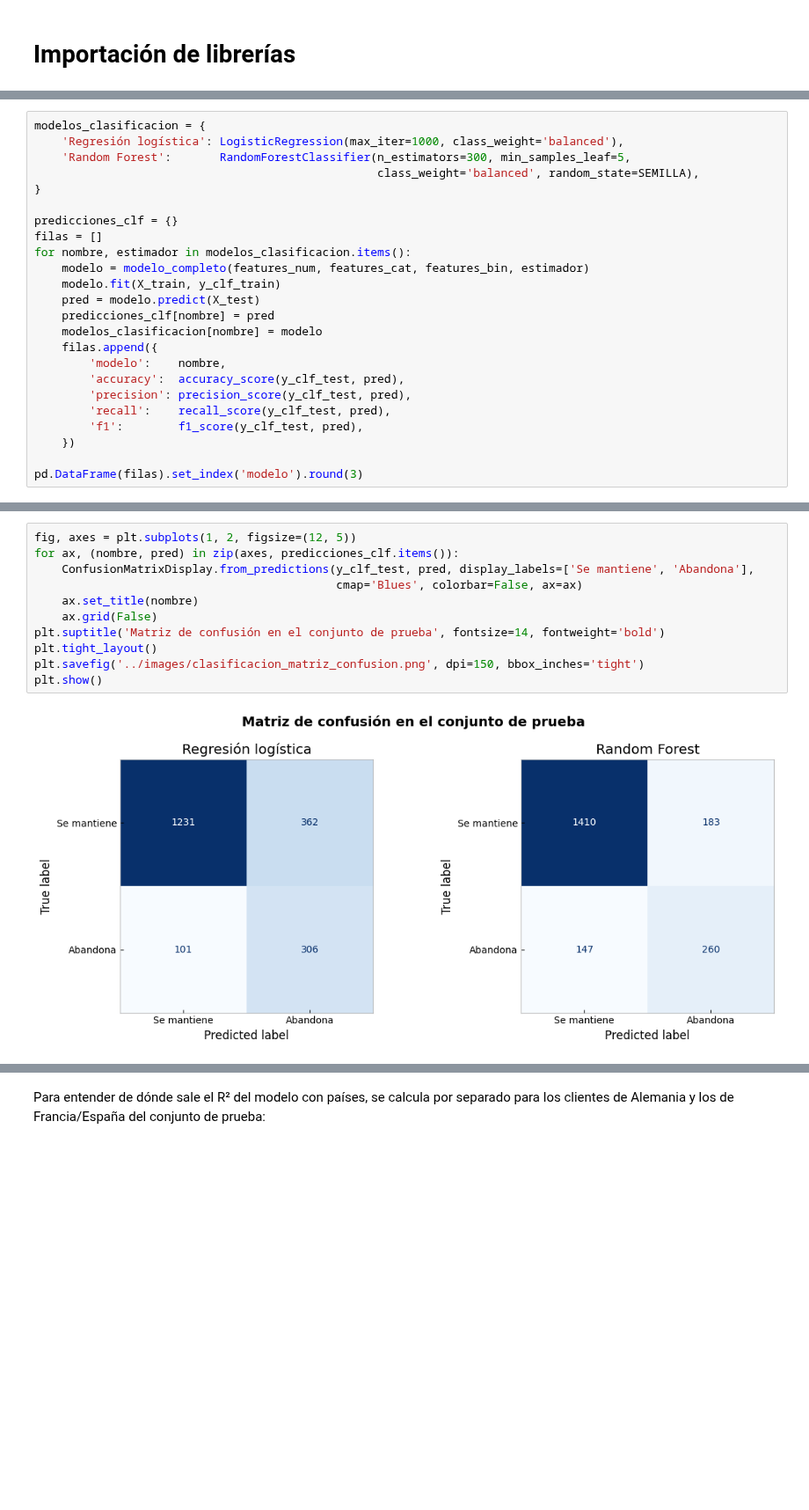
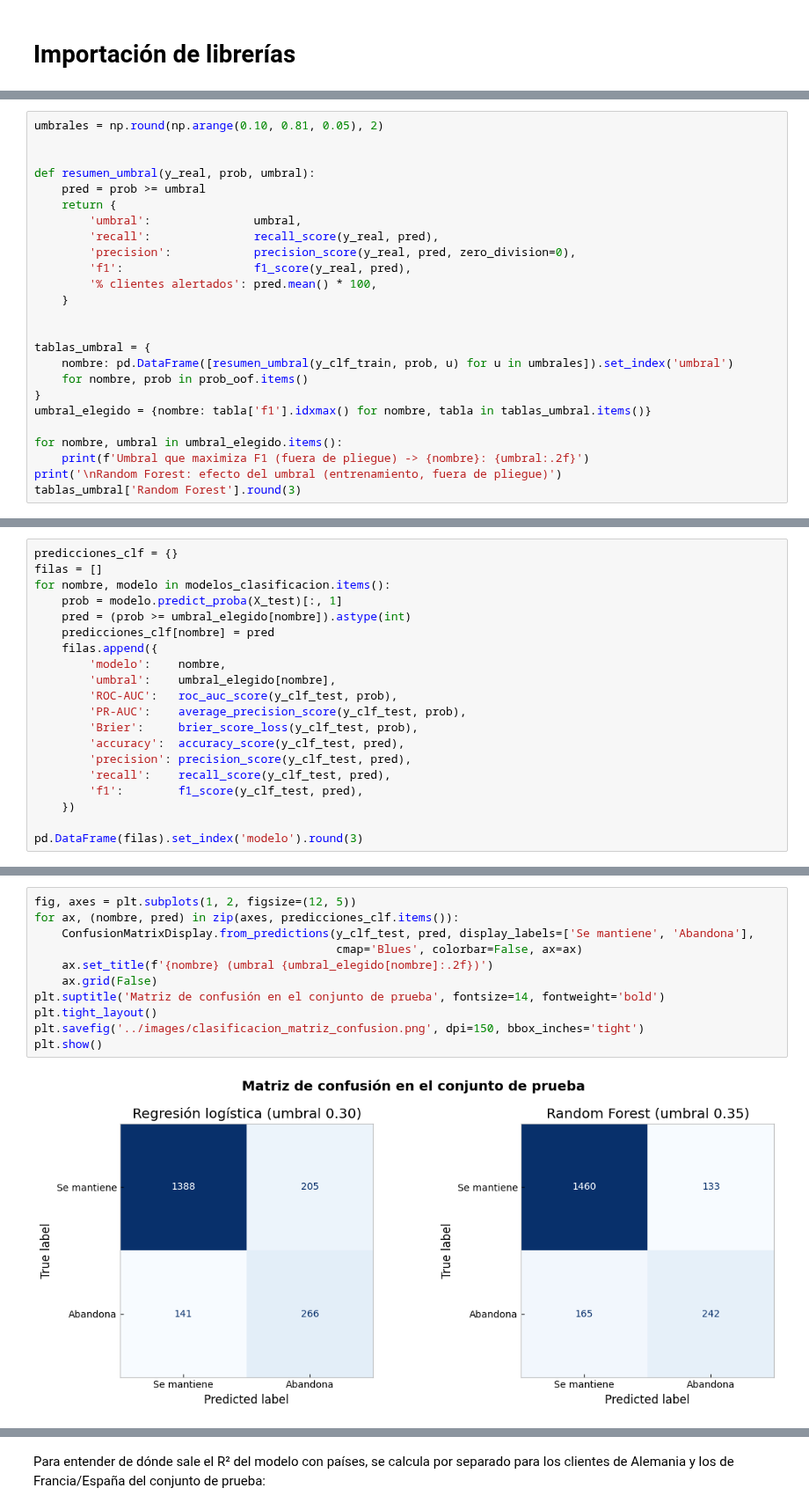
Before and after one commit to francarrascoo/Ecommerce-Customer-Dataset, a Jupyter notebook: notebooks/modelamiento.ipynb, the cells around one changed output, grey strips where cells are left out. Shown at 88% size. Drawn from its saved outputs; the diff is of its cells as text; blank space fills up the shorter version.

```diff
--- a/notebooks/modelamiento.ipynb
+++ b/notebooks/modelamiento.ipynb
@@ -166,0 +551,25 @@ modelos tienden a predecir casi siempre "se mantiene".
+# %%
+umbrales = np.round(np.arange(0.10, 0.81, 0.05), 2)
+
+
+def resumen_umbral(y_real, prob, umbral):
+    pred = prob >= umbral
+    return {
+        'umbral':               umbral,
+        'recall':               recall_score(y_real, pred),
+        'precision':            precision_score(y_real, pred, zero_division=0),
+        'f1':                   f1_score(y_real, pred),
+        '% clientes alertados': pred.mean() * 100,
+    }
+
+
+tablas_umbral = {
+    nombre: pd.DataFrame([resumen_umbral(y_clf_train, prob, u) for u in umbrales]).set_index('umbral')
+    for nombre, prob in prob_oof.items()
+}
+umbral_elegido = {nombre: tabla['f1'].idxmax() for nombre, tabla in tablas_umbral.items()}
+
+for nombre, umbral in umbral_elegido.items():
+    print(f'Umbral que maximiza F1 (fuera de pliegue) -> {nombre}: {umbral:.2f}')
+print('\nRandom Forest: efecto del umbral (entrenamiento, fuera de pliegue)')
+tablas_umbral['Random Forest'].round(3)
@@ -167,20 +623,16 @@ modelos tienden a predecir casi siempre "se mantiene".
 # %%
-modelos_clasificacion = {
-    'Regresión logística': LogisticRegression(max_iter=1000, class_weight='balanced'),
-    'Random Forest':       RandomForestClassifier(n_estimators=300, min_samples_leaf=5,
-                                                  class_weight='balanced', random_state=SEMILLA),
-}
-
 predicciones_clf = {}
 filas = []
-for nombre, estimador in modelos_clasificacion.items():
-    modelo = modelo_completo(features_num, features_cat, features_bin, estimador)
-    modelo.fit(X_train, y_clf_train)
-    pred = modelo.predict(X_test)
+for nombre, modelo in modelos_clasificacion.items():
+    prob = modelo.predict_proba(X_test)[:, 1]
+    pred = (prob >= umbral_elegido[nombre]).astype(int)
     predicciones_clf[nombre] = pred
-    modelos_clasificacion[nombre] = modelo
     filas.append({
         'modelo':    nombre,
+        'umbral':    umbral_elegido[nombre],
+        'ROC-AUC':   roc_auc_score(y_clf_test, prob),
+        'PR-AUC':    average_precision_score(y_clf_test, prob),
+        'Brier':     brier_score_loss(y_clf_test, prob),
         'accuracy':  accuracy_score(y_clf_test, pred),
         'precision': precision_score(y_clf_test, pred),
         'recall':    recall_score(y_clf_test, pred),
@@ -204,16 +659,16 @@ pd.DataFrame(filas).set_index('modelo').round(3)
 # %%
 fig, axes = plt.subplots(1, 2, figsize=(12, 5))
 for ax, (nombre, pred) in zip(axes, predicciones_clf.items()):
     ConfusionMatrixDisplay.from_predictions(y_clf_test, pred, display_labels=['Se mantiene', 'Abandona'],
                                             cmap='Blues', colorbar=False, ax=ax)
-    ax.set_title(nombre)
+    ax.set_title(f'{nombre} (umbral {umbral_elegido[nombre]:.2f})')
     ax.grid(False)
 plt.suptitle('Matriz de confusión en el conjunto de prueba', fontsize=14, fontweight='bold')
 plt.tight_layout()
 plt.savefig('../images/clasificacion_matriz_confusion.png', dpi=150, bbox_inches='tight')
 plt.show()
 # %% [output]
-[figure, old version]
+[figure, new version]
 # %% [markdown]
 La matriz de confusión muestra los aciertos y errores en los 2.000 clientes de prueba (407
 abandonaron):
```
Also changed, not shown: parts of 49 cells of this notebook, 9 other files.
